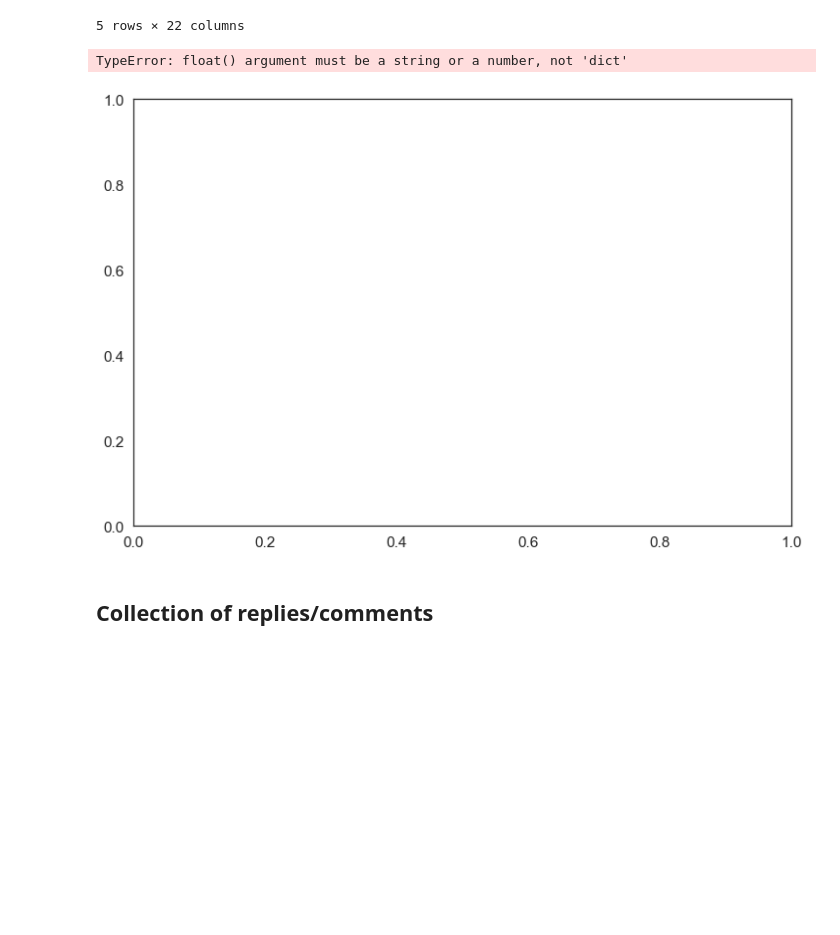
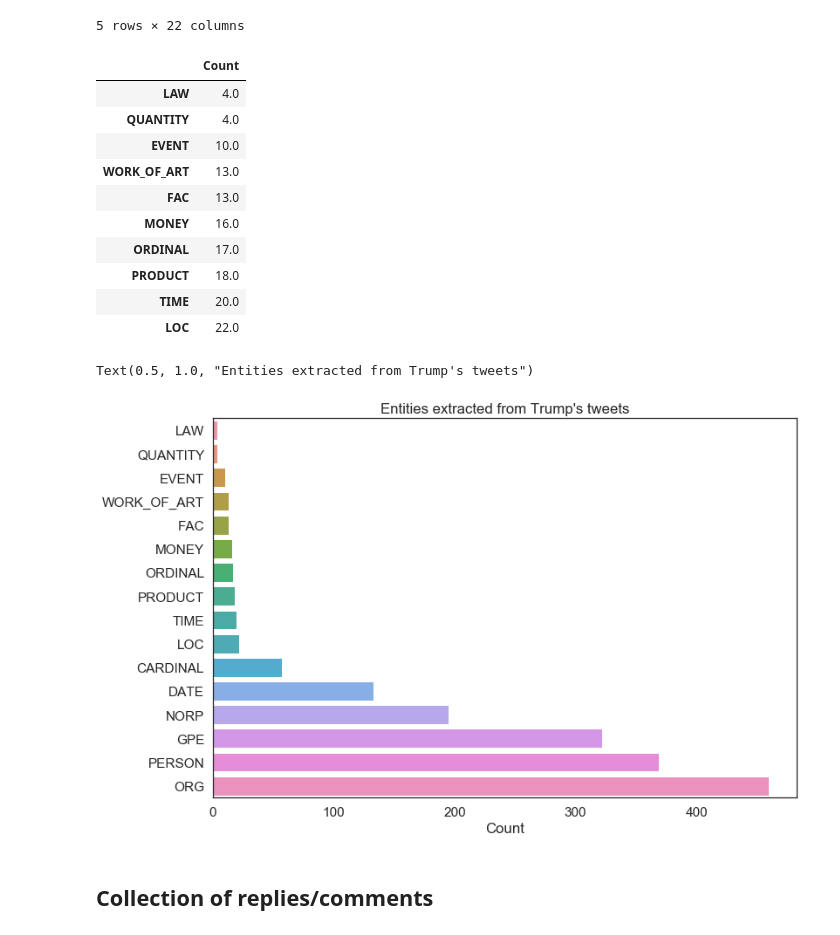
Before and after one commit to andrei-andrianov/trump-sentiment-analysis, a Jupyter notebook: Trump Sentiment Analysis.ipynb, the cells around one changed output. Saved outputs shown, nothing was run; the diff lists cells and outputs as text; code cells hidden in the pictures; blank space fills up the shorter version.

Commit message:
Entities distribution

```diff
--- a/Trump Sentiment Analysis.ipynb
+++ b/Trump Sentiment Analysis.ipynb
@@ -209,15 +209,31 @@ df.head()
 | 4 | I want 5G, and even 6G, technolog... | 279 | 1098581869233344512 | 2019-02-21 | 143746 | 28589 | NaN | 1.0 | NaN | 1.0 | ... | ... |
 5 rows × 22 columns
 # %%
-counters = []
+counters = {}
 
 for column in entities.columns:
-    counters.append({column: df[column].sum()})
+    counters.update({column: df[column].sum()})
 
-plt.plot(counters)
+df_entities_distribution = pd.DataFrame.from_dict(counters, orient='index', columns=['Count']).sort_values(by='Count')
+df_entities_distribution.head(10)
 # %% [output]
-TypeError: float() argument must be a string or a number, not 'dict'
-[figure, removed]
+|  | Count |
+| LAW | 4.0 |
+| QUANTITY | 4.0 |
+| EVENT | 10.0 |
+| WORK_OF_ART | 13.0 |
+| FAC | 13.0 |
+| MONEY | 16.0 |
+| ORDINAL | 17.0 |
+| PRODUCT | 18.0 |
+| TIME | 20.0 |
+| LOC | 22.0 |
+# %%
+sns.barplot(data=df_entities_distribution, x='Count', y=df_entities_distribution.index)
+plt.title('Entities extracted from Trump\'s tweets')
+# %% [output]
+Text(0.5, 1.0, "Entities extracted from Trump's tweets")
+[figure, added]
 # %% [markdown]
 ## Collection of replies/comments
 # %% [markdown]
```
Also changed, not shown: parts of 5 cells of this notebook.
